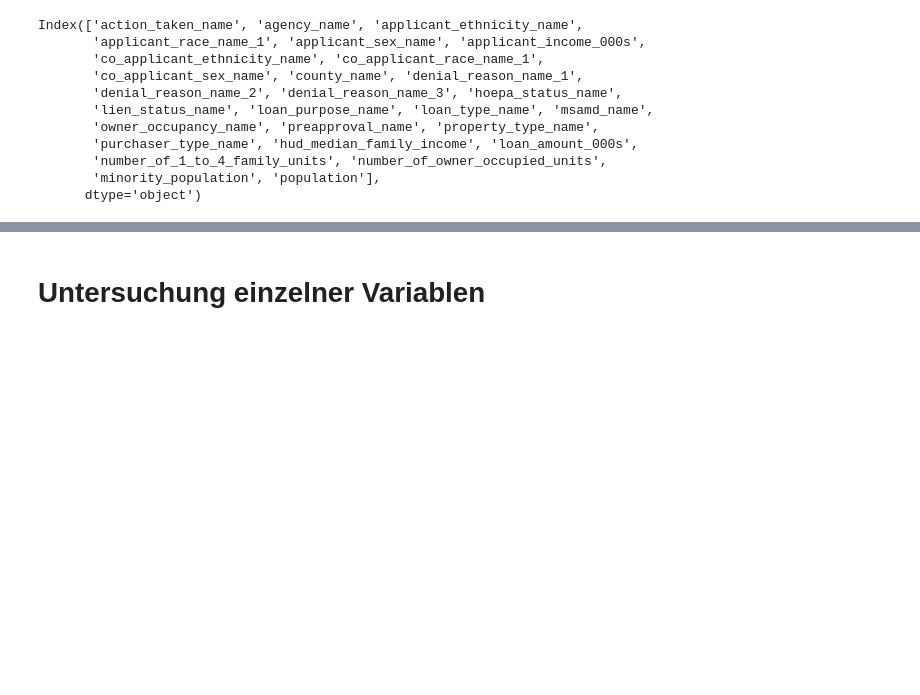
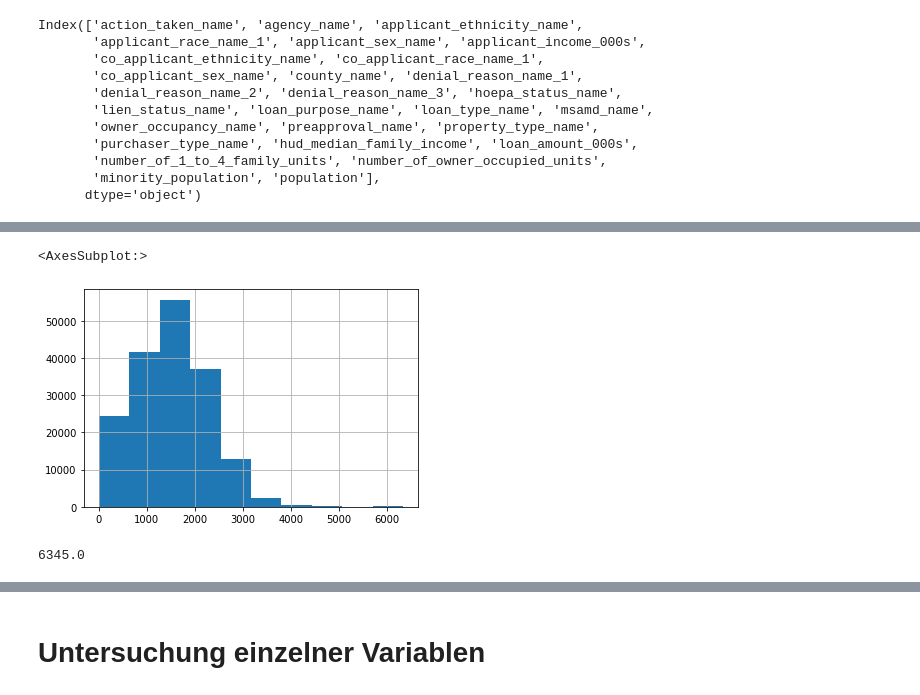
Before and after one commit to mrs-curi0sity/loan_data_challenge, a Jupyter notebook: eda_credit.ipynb, the cells around one changed output, grey strips where cells are left out. Saved outputs shown, nothing was run; the diff lists cells and outputs as text; code cells hidden in the pictures; blank space fills up the shorter version.

```diff
--- a/eda_credit.ipynb
+++ b/eda_credit.ipynb
@@ -116,0 +137,12 @@ sns.pairplot(df_credit_data[['applicant_income_000s', 'loan_amount_000s', 'hud_m
+# %%
+# todo check what data is lost
+df_credit_data = df_credit_data[df_credit_data.population < 26588.0]
+# %%
+df_credit_data.number_of_1_to_4_family_units.hist()
+# %% [output]
+<AxesSubplot:>
+[figure, added]
+# %%
+df_credit_data.number_of_1_to_4_family_units.max()
+# %% [output]
+6345.0
```
Also changed, not shown: parts of 20 cells of this notebook.
